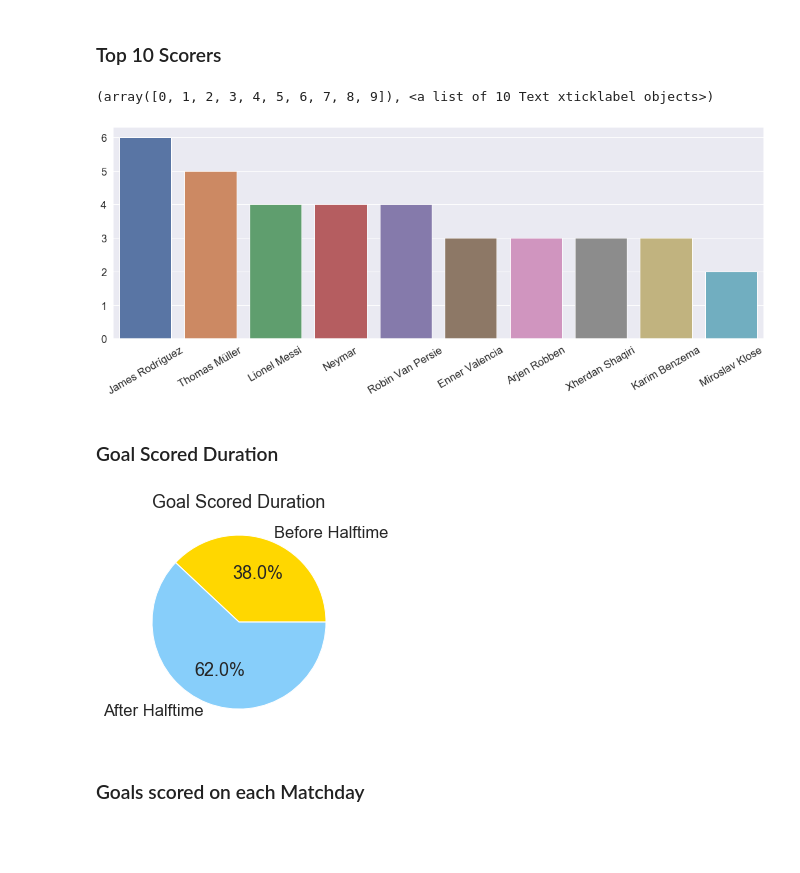
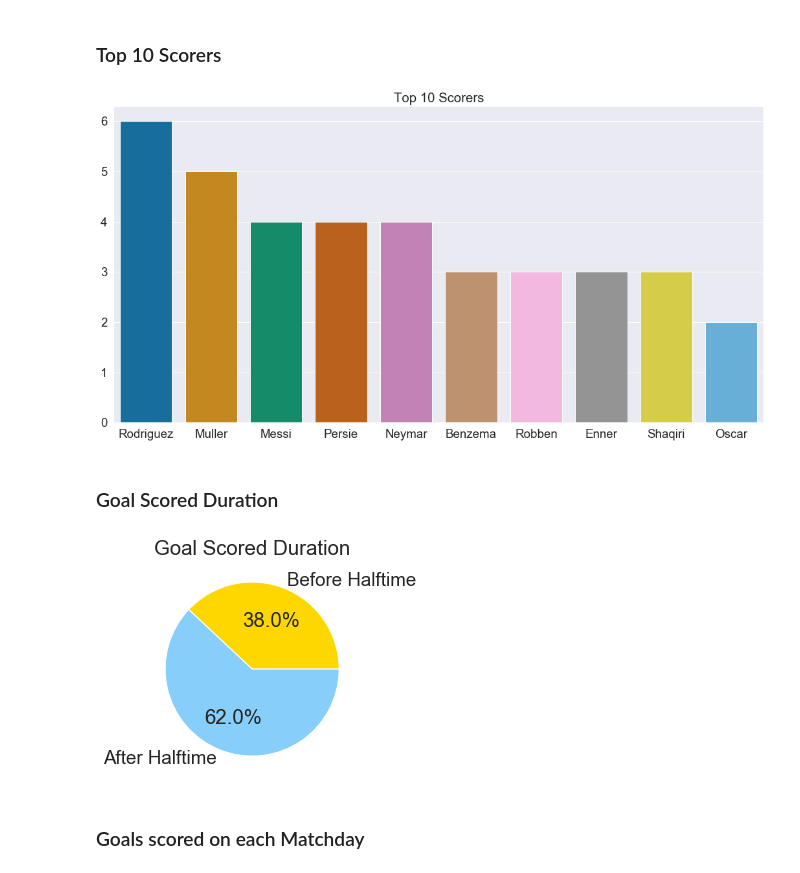
Before and after one commit to gitSuyash/Fifa-ETL, a Jupyter notebook: Analysis Notebook.ipynb, the cells around one changed output. Saved outputs shown, nothing was run; the diff lists cells and outputs as text; code cells hidden in the pictures; blank space fills up the shorter version.

```diff
--- a/Analysis Notebook.ipynb
+++ b/Analysis Notebook.ipynb
@@ -16,7 +16,7 @@ df.head()
 # %%
 df.replace('Bosnia-Herzegovina','Bosnia',inplace=True)
 # %%
-sns.set(style='darkgrid',font_scale=1.5)
+sns.set(style='darkgrid',font_scale=1.7)
 # %% [markdown]
 ### Goals scored by each team
 # %%
@@ -61,13 +62,15 @@ Text(0.5, 1.0, 'Penalty Conceded')
 # %%
 player = df.loc[df['owngoal']==0,'players']
 player_counts = player.value_counts()[:10]
 
-plt.figure(figsize=(18,6))
-sns.barplot(x=player_counts.index,y=player_counts.values)
-plt.xticks(rotation=30)
+plt.figure(figsize=(18,9))
+sns.barplot(x=player_counts.index,y=player_counts.values,palette="colorblind")
+# plt.xticks(rotation=30)
+plt.xticks(ticks=[0,1,2,3,4,5,6,7,8,9],labels=['Rodriguez','Muller','Messi','Persie','Neymar','Benzema','Robben','Enner','Shaqiri','Oscar'])
+plt.title('Top 10 Scorers')
+plt.savefig('img4.jpg')
 # %% [output]
-(array([0, 1, 2, 3, 4, 5, 6, 7, 8, 9]), <a list of 10 Text xticklabel objects>)
-[figure, old version]
+[figure, new version]
 # %% [markdown]
 ### Goal Scored Duration
 # %%
@@ -76,8 +79,9 @@ after_halftime = sum(df['minute']>45)
 
 plt.pie([before_halftime,after_halftime],labels=['Before Halftime','After Halftime'],autopct='%1.1f%%',colors=['gold','lightskyblue'])
 plt.title('Goal Scored Duration')
+plt.savefig('img5.png')
 plt.show()
 # %% [output]
-[figure, old version]
+[figure, new version]
 # %% [markdown]
 ### Goals scored on each Matchday
```
Also changed, not shown: parts of 7 cells of this notebook, 12 other files.
